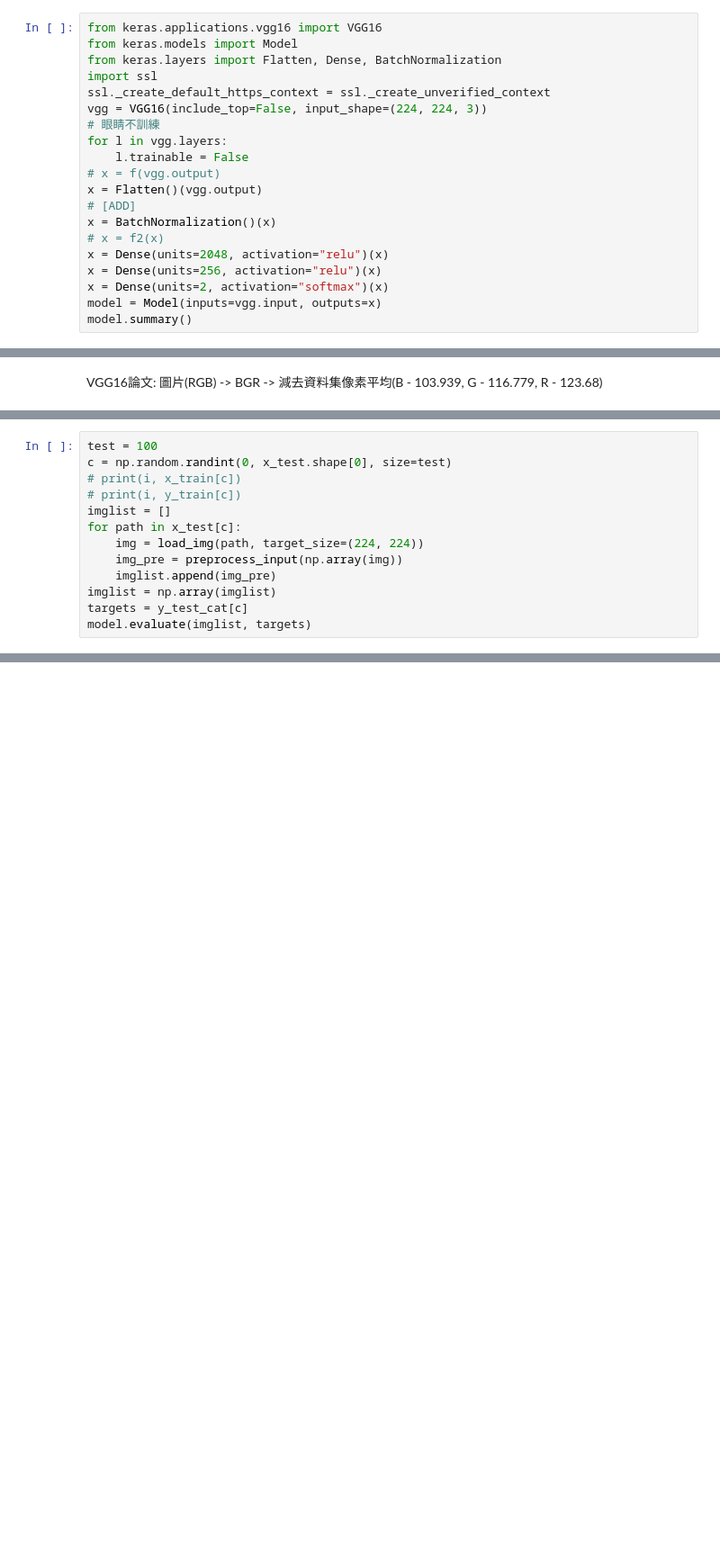
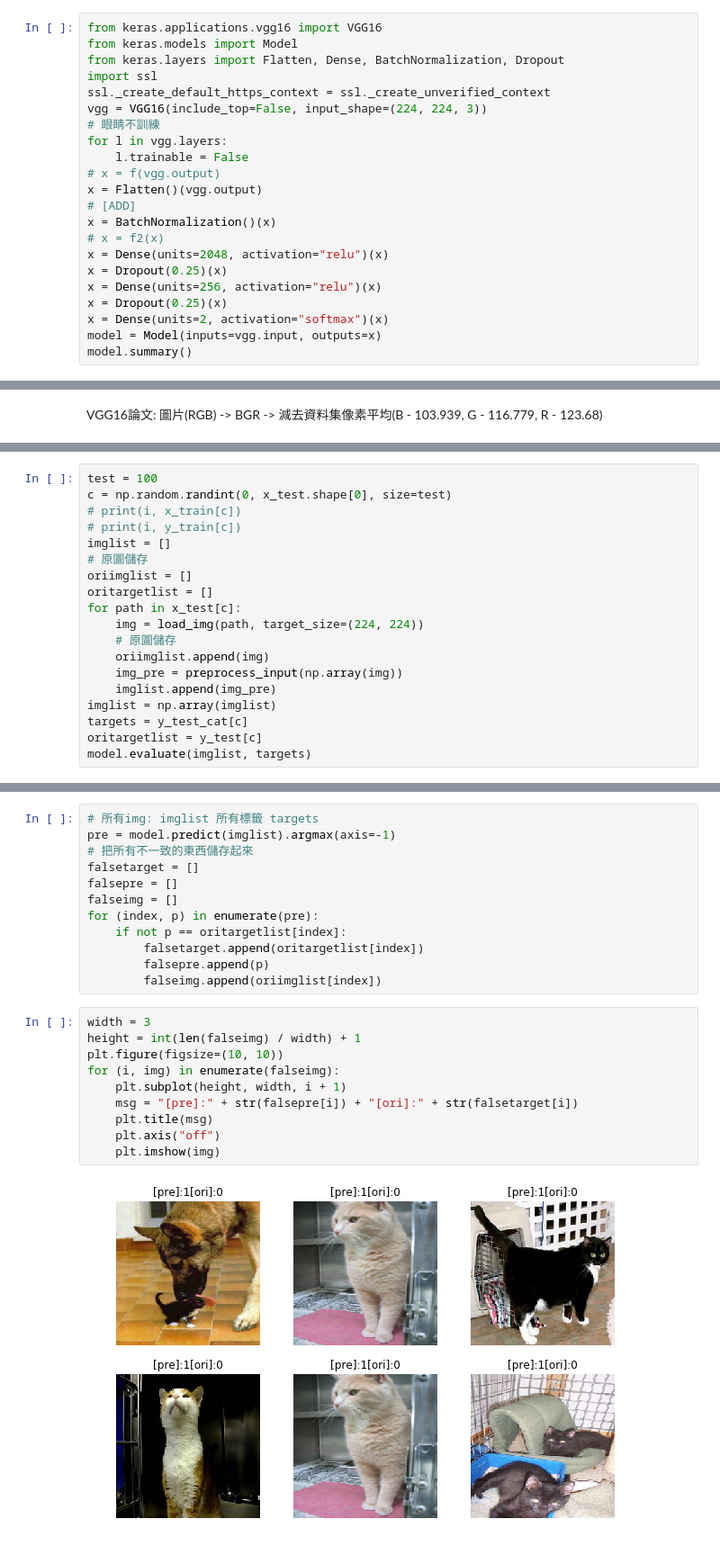
Before and after one commit to Elwing-Chou/taipeitechml, a Jupyter notebook: TransferLearning.ipynb, the cells around one changed output, grey strips where cells are left out. Shown at 90% size. Cells and saved outputs as stored; diff of their text form; blank space fills up the shorter version.

```diff
--- a/TransferLearning.ipynb
+++ b/TransferLearning.ipynb
@@ -52,7 +52,7 @@ Size: (224, 224)
 # %%
 from keras.applications.vgg16 import VGG16
 from keras.models import Model
-from keras.layers import Flatten, Dense, BatchNormalization
+from keras.layers import Flatten, Dense, BatchNormalization, Dropout
 import ssl
 ssl._create_default_https_context = ssl._create_unverified_context
 vgg = VGG16(include_top=False, input_shape=(224, 224, 3))
@@ -65,7 +65,9 @@ x = Flatten()(vgg.output)
 x = BatchNormalization()(x)
 # x = f2(x)
 x = Dense(units=2048, activation="relu")(x)
+x = Dropout(0.25)(x)
 x = Dense(units=256, activation="relu")(x)
+x = Dropout(0.25)(x)
 x = Dense(units=2, activation="softmax")(x)
 model = Model(inputs=vgg.input, outputs=x)
 model.summary()
@@ -153,11 +155,17 @@ c = np.random.randint(0, x_test.shape[0], size=test)
 # print(i, x_train[c])
 # print(i, y_train[c])
 imglist = []
+# 原圖儲存
+oriimglist = []
+oritargetlist = []
 for path in x_test[c]:
     img = load_img(path, target_size=(224, 224))
+    # 原圖儲存
+    oriimglist.append(img)
     img_pre = preprocess_input(np.array(img))
     imglist.append(img_pre)
 imglist = np.array(imglist)
 targets = y_test_cat[c]
+oritargetlist = y_test[c]
 model.evaluate(imglist, targets)
 # %% [output]
@@ -165,0 +174,24 @@ model.evaluate(imglist, targets)
+# %%
+# 所有img: imglist 所有標籤 targets
+pre = model.predict(imglist).argmax(axis=-1)
+# 把所有不一致的東西儲存起來
+falsetarget = []
+falsepre = []
+falseimg = []
+for (index, p) in enumerate(pre):
+    if not p == oritargetlist[index]:
+        falsetarget.append(oritargetlist[index])
+        falsepre.append(p)
+        falseimg.append(oriimglist[index])
+# %%
+width = 3
+height = int(len(falseimg) / width) + 1
+plt.figure(figsize=(10, 10))
+for (i, img) in enumerate(falseimg):
+    plt.subplot(height, width, i + 1)
+    msg = "[pre]:" + str(falsepre[i]) + "[ori]:" + str(falsetarget[i])
+    plt.title(msg)
+    plt.axis("off")
+    plt.imshow(img)
+# %% [output]
+[figure, added]
```
Also changed, not shown: parts of 4 cells of this notebook.
